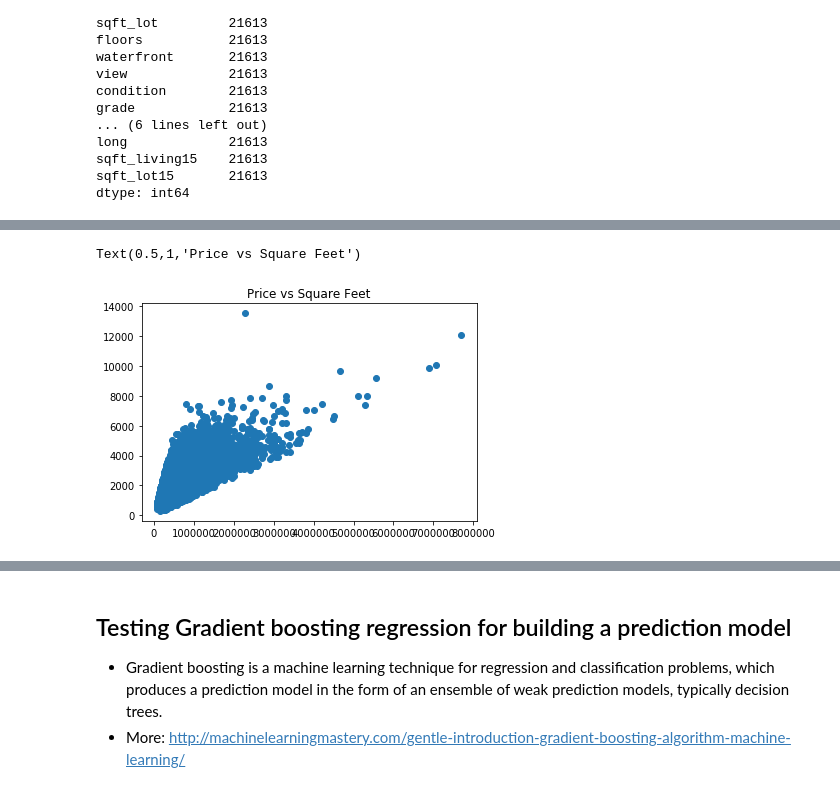
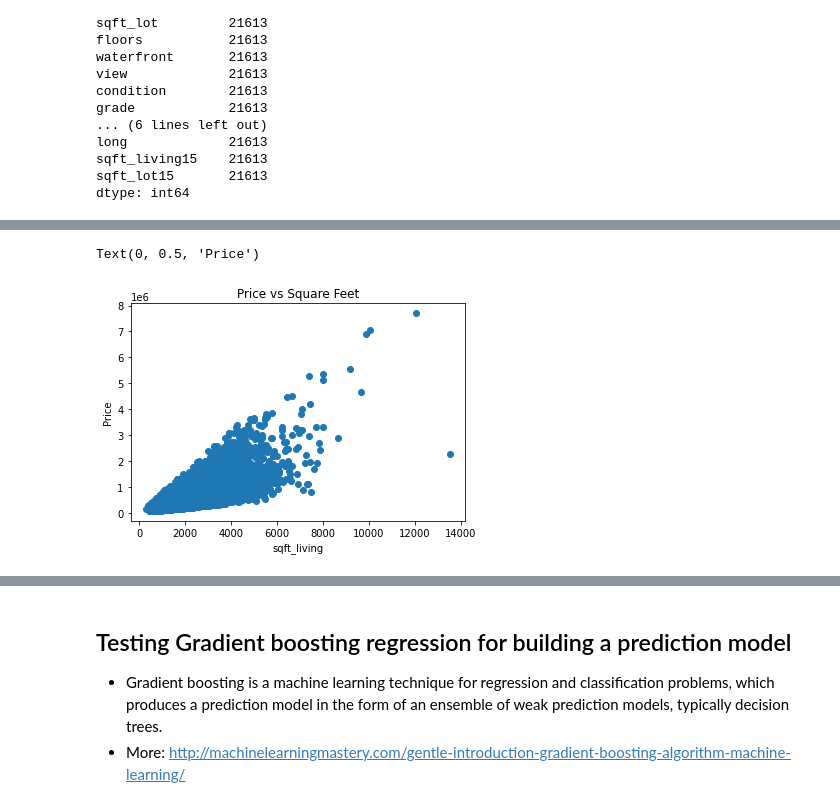
Before and after one commit to bidur/MachineLearningExamples, a Jupyter notebook: linearRegression.ipynb, the cells around one changed output, grey strips where cells are left out. Cells and saved outputs as stored; diff of their text form; code cells hidden in the pictures.

```diff
--- a/linearRegression.ipynb
+++ b/linearRegression.ipynb
@@ -14,7 +35,7 @@ import matplotlib.pyplot as plt
 import seaborn as sns
 import mpl_toolkits
 # %%
-data = pd.read_csv("kc_house_data.csv")
+data = pd.read_csv("data/kc_house_data.csv")
 data.head()
 # %% [output]
 |  | id | date | price | bedrooms | bathrooms | sqft_living | sqft_lot | floors | waterfront | view | ... |
@@ -92,6 +141,8 @@ plt.show()
 # %%
-plt.scatter(data.price,data.sqft_living)
+plt.scatter(data.sqft_living, data.price)
 plt.title("Price vs Square Feet")
+plt.xlabel("sqft_living")
+plt.ylabel("Price")
 # %% [output]
-Text(0.5,1,'Price vs Square Feet')
+Text(0, 0.5, 'Price')
-[figure, old version]
+[figure, new version]
```
Also changed, not shown: parts of 42 cells of this notebook, 6 other files.
